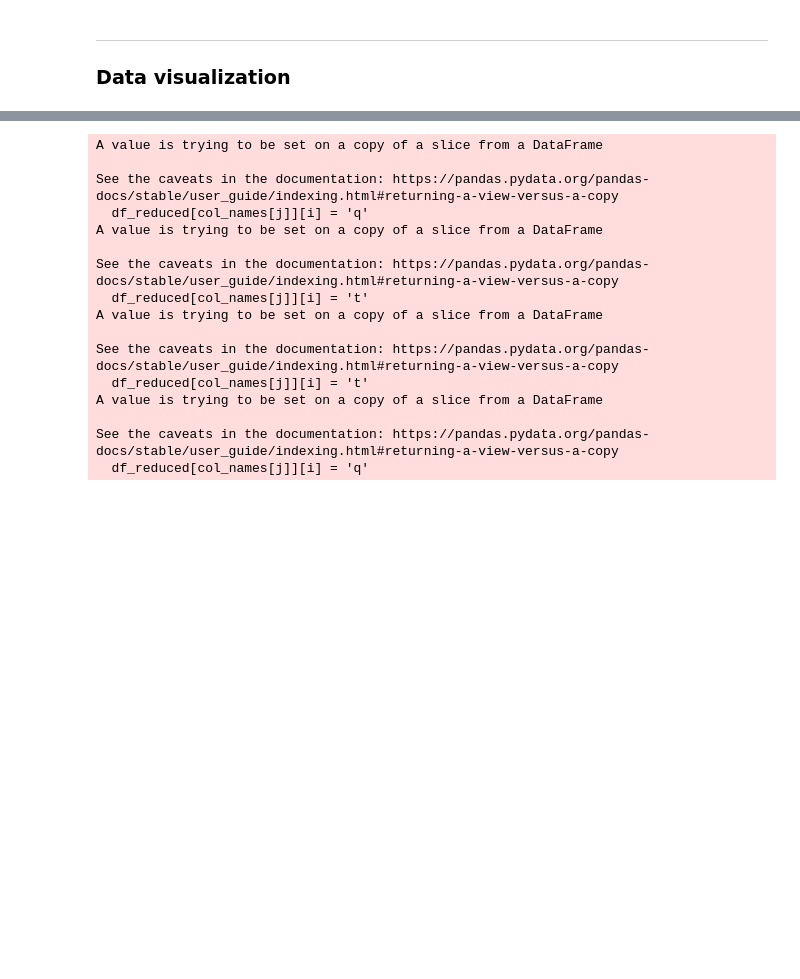
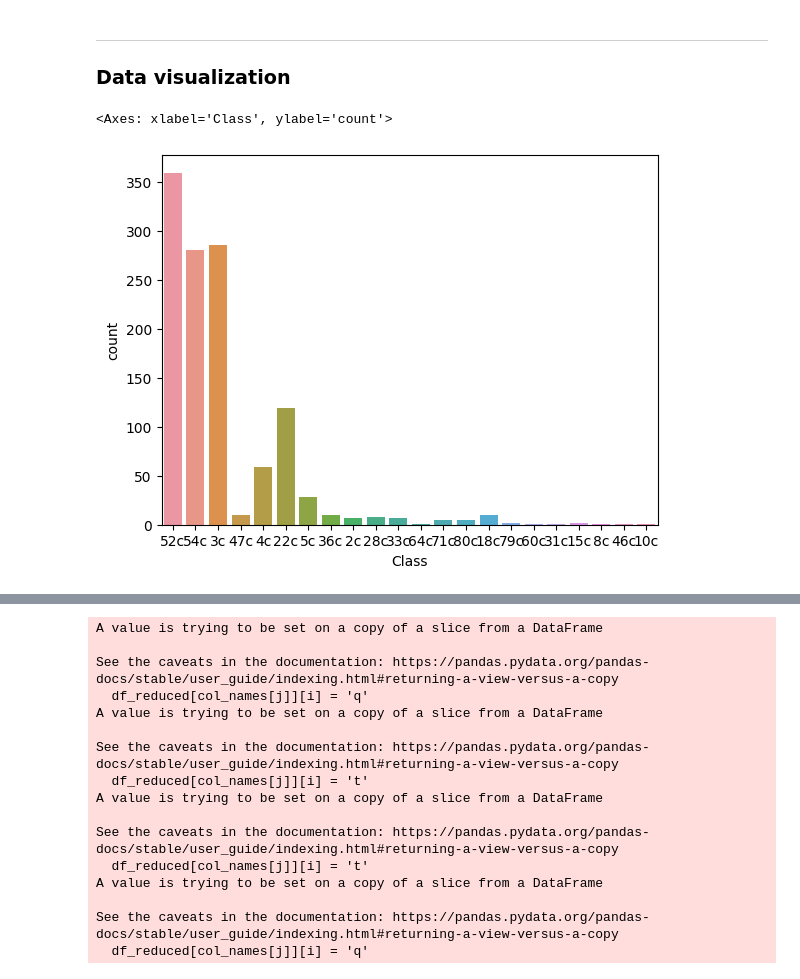
Before and after one commit to anaterovic/TFRTML, a Jupyter notebook: prep.ipynb, the cells around one changed output, grey strips where cells are left out. Drawn from its saved outputs; the diff is of its cells as text; code cells hidden in the pictures; blank space fills up the shorter version.

```diff
--- a/prep.ipynb
+++ b/prep.ipynb
@@ -70,3 +122,9 @@ dtype: int64
 # %% [markdown]
 -----------
 ### Data visualization
+# %%
+# Distribution of values in the "Class" column
+sns.countplot(x="Class", data=df)
+# %% [output]
+<Axes: xlabel='Class', ylabel='count'>
+[figure, added]
```
Also changed, not shown: parts of 19 cells of this notebook.
